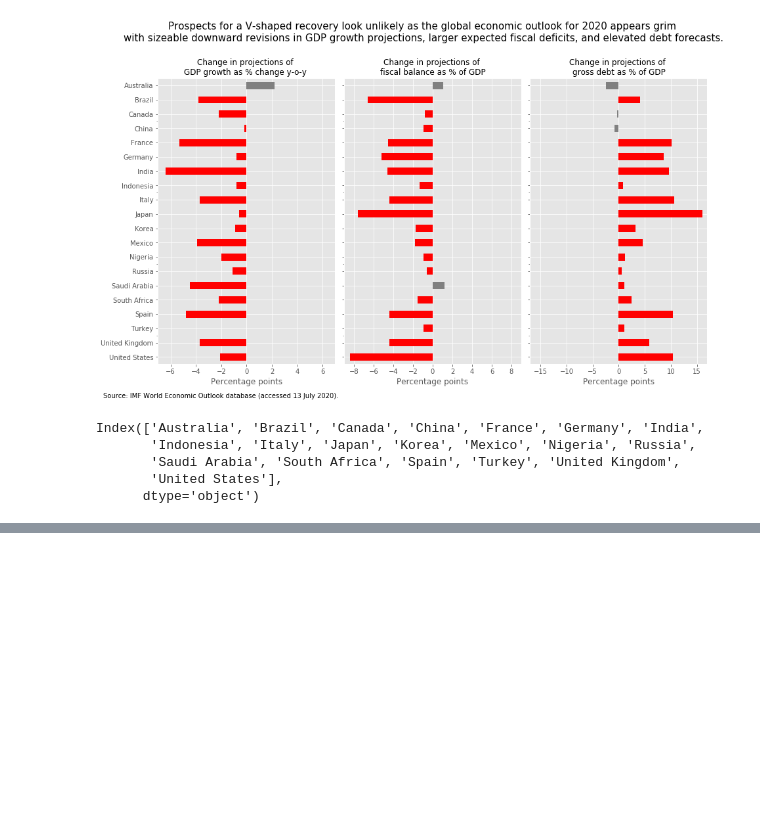
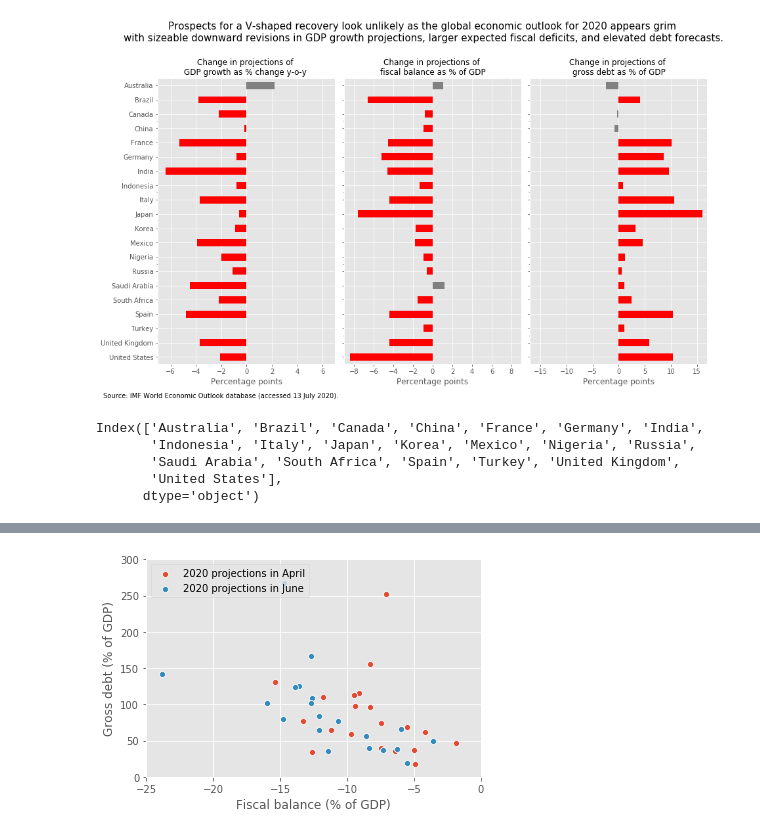
Before and after one commit to jessonpagaduan/IMFWEO-covid19, a Jupyter notebook: imf-weo-data.ipynb, the cells around one changed output, grey strips where cells are left out. Saved outputs shown, nothing was run; the diff lists cells and outputs as text; code cells hidden in the pictures; blank space fills up the shorter version.

```diff
--- a/imf-weo-data.ipynb
+++ b/imf-weo-data.ipynb
@@ -139,0 +161,4 @@ Index(['Australia', 'Brazil', 'Canada', 'China', 'France', 'Germany', 'India',
+# %%
+df1 = df1.assign(gdp_2020_april = lambda x: x.gdp_2020 - x.fch_gdp_2020)
+df1 = df1.assign(fb_2020_april = lambda x: x.fb_2020 - x.fch_fb_2020)
+df1 = df1.assign(gd_2020_april = lambda x: x.gd_2020 - x.fch_gd_2020)
@@ -139,0 +207,12 @@ Index(['Australia', 'Brazil', 'Canada', 'China', 'France', 'Germany', 'India',
+# %%
+fig, ax = plt.subplots()
+ax1 = sns.scatterplot(x=df1.dropna()['fb_2020_april'], y=df1.dropna()['gd_2020_april'],
+                label='2020 projections in April')
+ax2 = sns.scatterplot(x=df1.dropna()['fb_2020'], y=df1.dropna()['gd_2020'],
+                label='2020 projections in June')
+ax.set(ylabel='Gross debt (% of GDP)', xlabel='Fiscal balance (% of GDP)',
+       xlim=(-25, 0), ylim=(0, 300))
+ax.legend(loc='upper left', frameon=True)
+plt.show()
+# %% [output]
+[figure, added]
```
Also changed, not shown: parts of 32 cells of this notebook.
